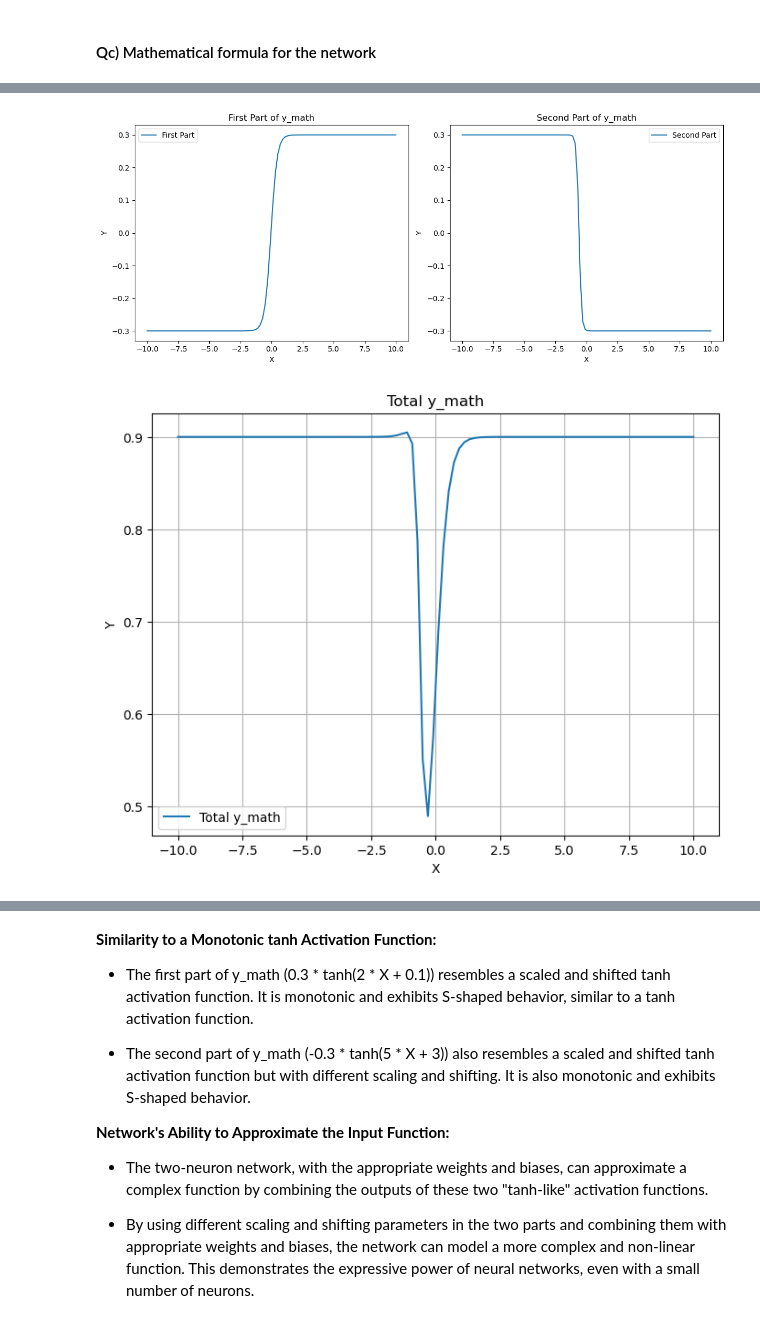
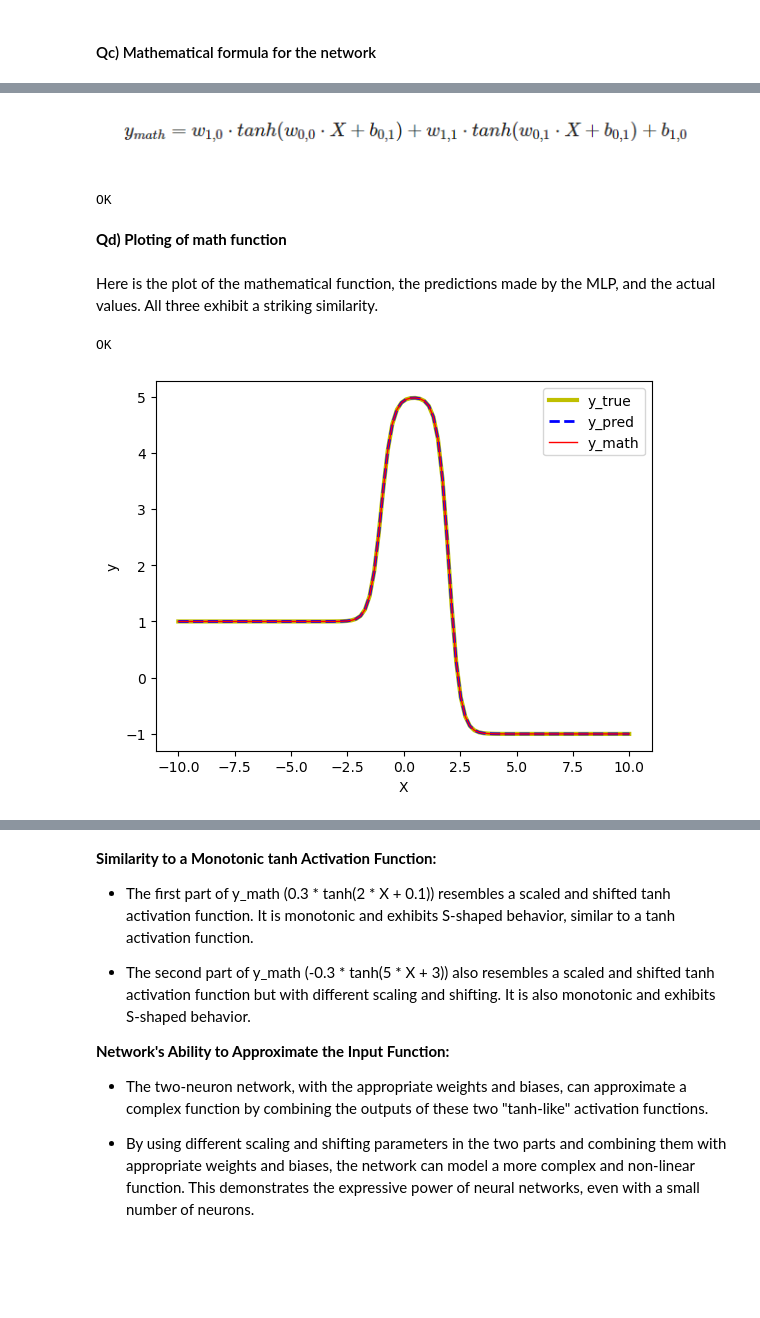
Before and after one commit to MartinStokholm/SWMAL, a Jupyter notebook: Handins/O2/LO6/ann.ipynb, the cells around one changed output, grey strips where cells are left out. Drawn from its saved outputs; the diff is of its cells as text; code cells hidden in the pictures; blank space fills up the shorter version.

```diff
--- a/Handins/O2/LO6/ann.ipynb
+++ b/Handins/O2/LO6/ann.ipynb
@@ -157,43 +83,32 @@ Are the first and second parts similar to a monotonic tanh activation function,
-# %%
-import numpy as np
-import matplotlib.pyplot as plt
-from sklearn.neural_network import MLPRegressor
-
-# Define the first and second parts of y_math
-y_math_first_part = 0.3 * np.tanh(2 * X + 0.1)
-y_math_second_part = -0.3 * np.tanh(5 * X + 3)
-
-# Combine the two parts to get the total y_math
-y_math_total = y_math_first_part + y_math_second_part + 0.9  # Adding the last bias part
-
-# Plot the first and second parts separately
-plt.figure(figsize=(12, 5))
-plt.subplot(1, 2, 1)
-plt.plot(X, y_math_first_part, label='First Part')
-plt.xlabel('X')
-plt.ylabel('Y')
-plt.legend()
-plt.title('First Part of y_math')
-
-plt.subplot(1, 2, 2)
-plt.plot(X, y_math_second_part, label='Second Part')
-plt.xlabel('X')
-plt.ylabel('Y')
-plt.legend()
-plt.title('Second Part of y_math')
-
-plt.tight_layout()
-plt.show()
-
-# Plot the total y_math
-plt.figure(figsize=(8, 6))
-plt.plot(X, y_math_total, label='Total y_math')
-plt.xlabel('X')
-plt.ylabel('Y')
-plt.legend()
-plt.title('Total y_math')
-plt.grid(True)
-plt.show()
-# %% [output]
-[figure, removed]
-[figure, removed]
+# %% [markdown]
+![image.png](attachment:image.png)
+# %%
+w0_0 = mlp.coefs_[0][0][0]
+w0_1 = mlp.coefs_[0][0][1]
+w1_0 = mlp.coefs_[1][0][0]
+w1_1 = mlp.coefs_[1][1][0]
+b0_0 = mlp.intercepts_[0][0]
+b0_1 = mlp.intercepts_[0][1]
+b1_0 = mlp.intercepts_[1][0]
+y_math = w1_0 * np.tanh(w0_0 * X + b0_0) + w1_1 * np.tanh(w0_1 * X + b0_1) + b1_0
+
+print("OK")
+# %% [output]
+OK
+# %% [markdown]
+__Qd) Ploting of math function__
+# %% [markdown]
+Here is the plot of the mathematical function, the predictions made by the MLP, and the actual values. All three exhibit a striking similarity.
+# %%
+plt.plot(X, y_true, "y-", linewidth=3.0)
+plt.plot(X, y_pred, "b--", linewidth=2.0)
+plt.plot(X, y_math, "r-", linewidth=1.0)
+
+plt.legend(["y_true", "y_pred", "y_math"])
+plt.xlabel("X")
+plt.ylabel("y")
+
+print("OK")
+# %% [output]
+OK
+[figure, added]
```
Also changed, not shown: parts of 18 cells of this notebook.
